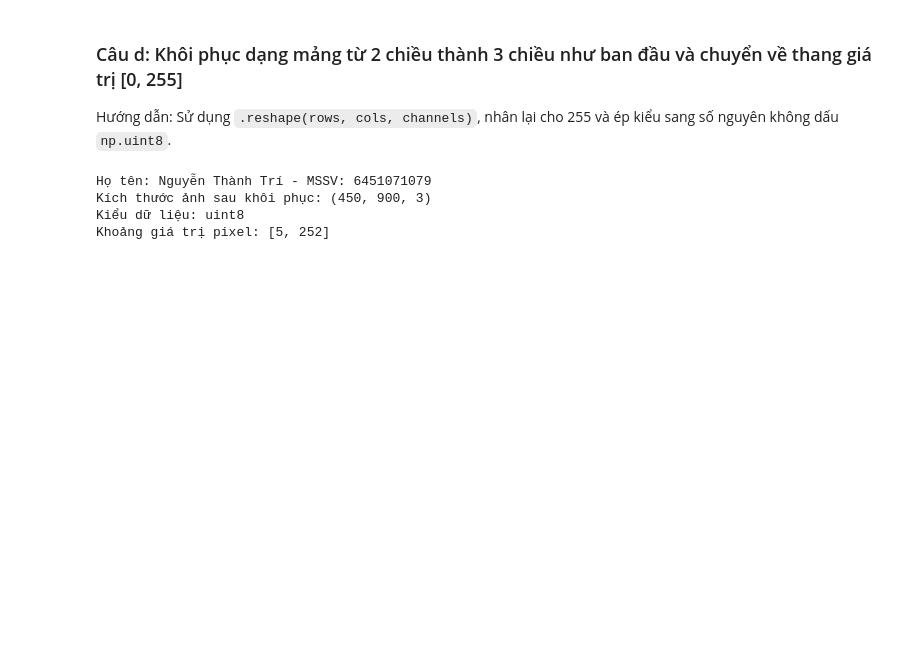
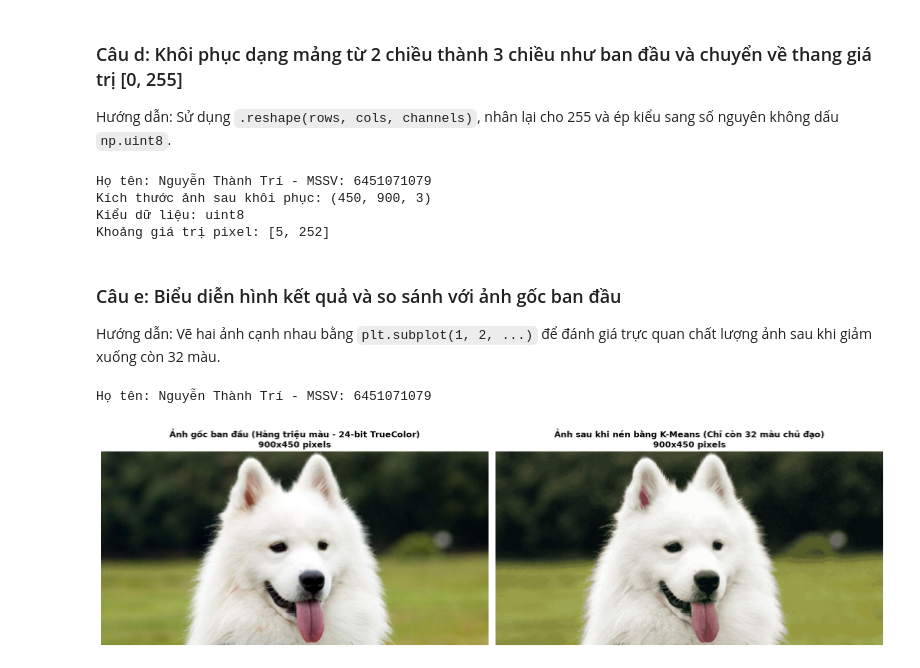
Before and after one commit to TriNguyenThanh/6451071079_Lab23, a Jupyter notebook: model/6451071079_LAB3_Bai7.ipynb, the cells around one changed output. Cells and saved outputs as stored; diff of their text form; code cells hidden in the pictures; blank space fills up the shorter version.

Commit message:
feature<bai7_caue>: so sanh truc quan giua anh goc va anh da nen 32 mau

```diff
--- a/model/6451071079_LAB3_Bai7.ipynb
+++ b/model/6451071079_LAB3_Bai7.ipynb
@@ -125,3 +125,29 @@ Họ tên: Nguyễn Thành Trí - MSSV: 6451071079
 Kích thước ảnh sau khôi phục: (450, 900, 3)
 Kiểu dữ liệu: uint8
 Khoảng giá trị pixel: [5, 252]
+# %% [markdown]
+### Câu e: Biểu diễn hình kết quả và so sánh với ảnh gốc ban đầu
+Hướng dẫn: Vẽ hai ảnh cạnh nhau bằng `plt.subplot(1, 2, ...)` để đánh giá trực quan chất lượng ảnh sau khi giảm xuống còn 32 màu.
+# %%
+# Nguyễn Thành Trí - MSSV: 6451071079
+print("Họ tên: Nguyễn Thành Trí - MSSV: 6451071079")
+
+plt.figure(figsize=(16, 6))
+
+# Ảnh gốc
+plt.subplot(1, 2, 1)
+plt.imshow(img_array)
+plt.title(f"Ảnh gốc ban đầu (Hàng triệu màu - 24-bit TrueColor)\n{cols}x{rows} pixels", fontsize=12, fontweight='bold')
+plt.axis('off')
+
+# Ảnh sau khi nén 32 màu
+plt.subplot(1, 2, 2)
+plt.imshow(compressed_img_array)
+plt.title(f"Ảnh sau khi nén bằng K-Means (Chỉ còn {n_colors} màu chủ đạo)\n{cols}x{rows} pixels", fontsize=12, fontweight='bold')
+plt.axis('off')
+
+plt.tight_layout()
+plt.show()
+# %% [output]
+Họ tên: Nguyễn Thành Trí - MSSV: 6451071079
+[figure, added]
```
